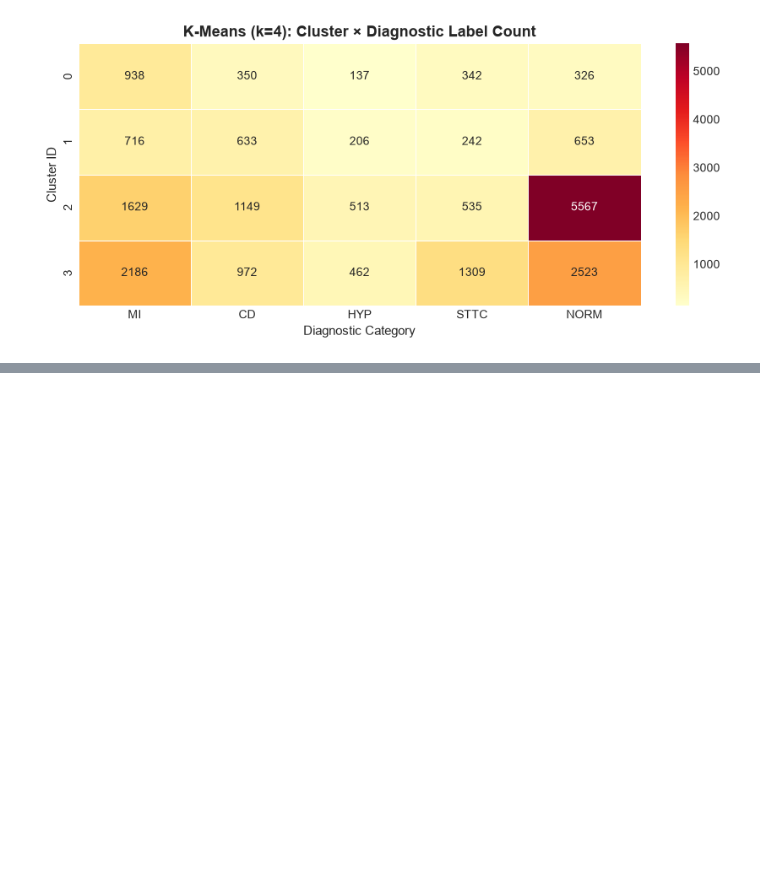
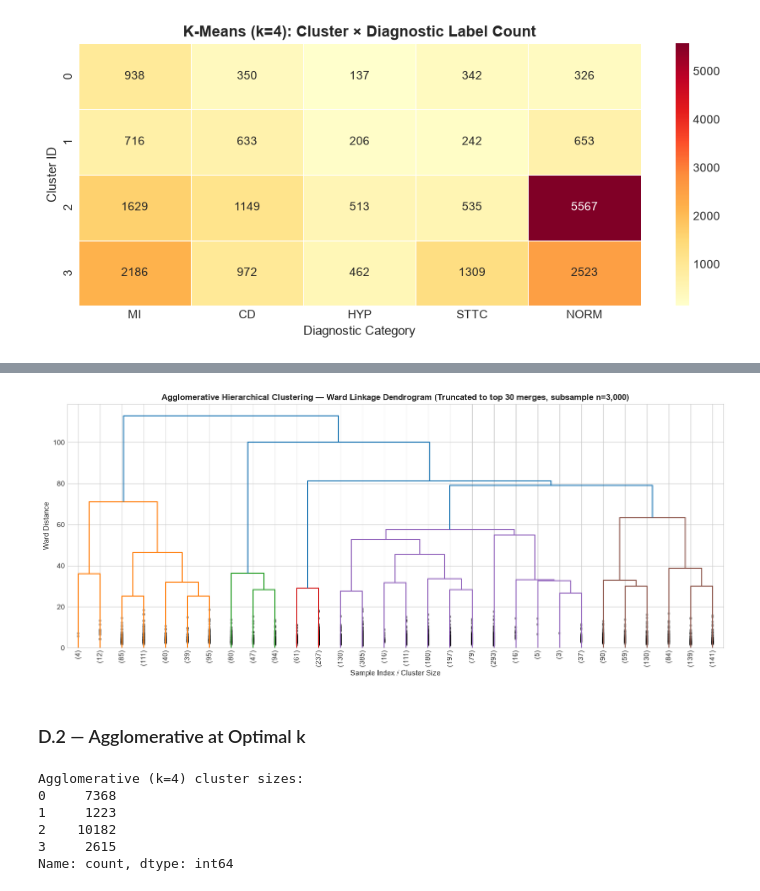
Before and after one commit to Harishraghult/ML_project, a Jupyter notebook: notebooks/clustering.ipynb, the cells around one changed output, grey strips where cells are left out. Cells and saved outputs as stored; diff of their text form; code cells hidden in the pictures; blank space fills up the shorter version.

Commit message:
feat(clustering): implement Agglomerative Hierarchical clustering with Ward linkage and dendrogram

```diff
--- a/notebooks/clustering.ipynb
+++ b/notebooks/clustering.ipynb
@@ -303,0 +309,34 @@ plt.show()
+# %%
+# Compute linkage on a subsample for the dendrogram (ward on full N×N is expensive)
+DENDRO_SAMPLE = min(3000, X.shape[0])
+np.random.seed(RANDOM_STATE)
+didx = np.random.choice(X.shape[0], DENDRO_SAMPLE, replace=False)
+Z = linkage(X[didx], method='ward')
+
+fig, ax = plt.subplots(figsize=(14, 6))
+dendrogram(Z, truncate_mode='lastp', p=30, leaf_rotation=90,
+           show_contracted=True, ax=ax, color_threshold=0.7 * max(Z[:, 2]))
+ax.set_title('Agglomerative Hierarchical Clustering — Ward Linkage Dendrogram (Truncated to top 30 merges, subsample n=3,000)',
+             fontsize=12, fontweight='bold')
+ax.set_xlabel('Sample Index / Cluster Size', fontsize=11)
+ax.set_ylabel('Ward Distance', fontsize=11)
+plt.tight_layout()
+plt.show()
+# %% [output]
+[figure, added]
+# %% [markdown]
+### D.2 — Agglomerative at Optimal k
+# %%
+agg = AgglomerativeClustering(n_clusters=OPTIMAL_K, linkage='ward')
+agg_labels = agg.fit_predict(X)
+df['agg_cluster'] = agg_labels
+
+print(f"Agglomerative (k={OPTIMAL_K}) cluster sizes:")
+print(pd.Series(agg_labels).value_counts().sort_index())
+# %% [output]
+Agglomerative (k=4) cluster sizes:
+0     7368
+1     1223
+2    10182
+3     2615
+Name: count, dtype: int64
```
Also changed, not shown: parts of 4 cells of this notebook.
